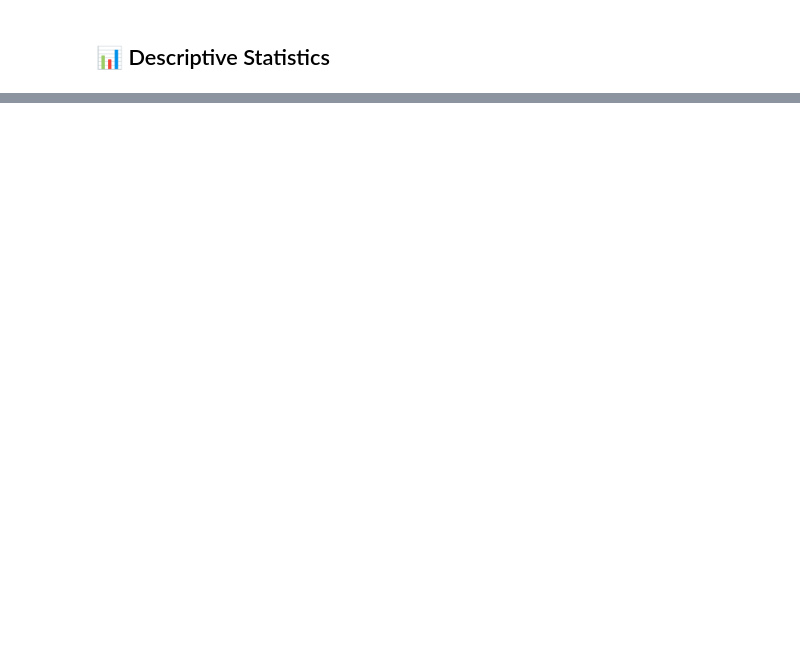
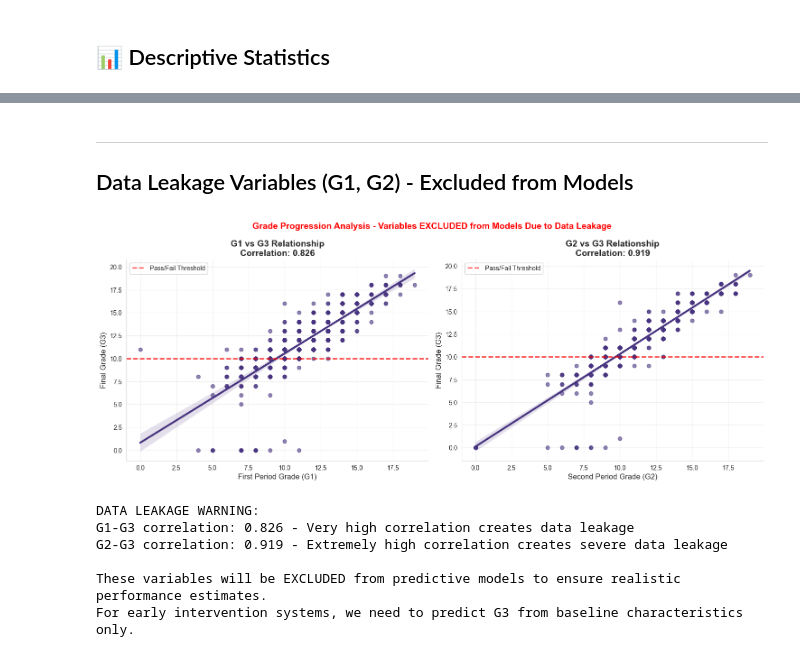
Before and after one commit to kar1myasser/Students-Performance-Analysis, a Jupyter notebook: notebooks/02_eda_visualization.ipynb, the cells around one changed output, grey strips where cells are left out. Cells and saved outputs as stored; diff of their text form; code cells hidden in the pictures; blank space fills up the shorter version.

```diff
--- a/notebooks/02_eda_visualization.ipynb
+++ b/notebooks/02_eda_visualization.ipynb
@@ -1191,0 +206,67 @@ G1 and G2 create serious data leakage for G3 prediction models. For practical ea
+# %% [markdown]
+---
+## Data Leakage Variables (G1, G2) - Excluded from Models
+# %%
+# Visualization 2 & 3: Grade progression analysis - G1 vs G3 and G2 vs G3
+fig, (ax1, ax2) = plt.subplots(1, 2, figsize=(15, 6))
+fig.suptitle(
+    "Grade Progression Analysis - Variables EXCLUDED from Models Due to Data Leakage",
+    fontsize=14,
+    fontweight="bold",
+    color="red",
+)
+
+# G1 vs G3
+sns.regplot(x="G1", y="G3", data=df, scatter_kws={"alpha": 0.6}, ax=ax1)
+ax1.axhline(
+    y=10,
+    color="red",
+    linestyle="--",
+    linewidth=2,
+    alpha=0.7,
+    label="Pass/Fail Threshold",
+)
+g1_corr = df["G1"].corr(df["G3"])
+ax1.set_title(f"G1 vs G3 Relationship\nCorrelation: {g1_corr:.3f}", fontweight="bold")
+ax1.set_xlabel("First Period Grade (G1)")
+ax1.set_ylabel("Final Grade (G3)")
+ax1.legend()
+
+# G2 vs G3
+sns.regplot(x="G2", y="G3", data=df, scatter_kws={"alpha": 0.6}, ax=ax2)
+ax2.axhline(
+    y=10,
+    color="red",
+    linestyle="--",
+    linewidth=2,
+    alpha=0.7,
+    label="Pass/Fail Threshold",
+)
+g2_corr = df["G2"].corr(df["G3"])
+ax2.set_title(f"G2 vs G3 Relationship\nCorrelation: {g2_corr:.3f}", fontweight="bold")
+ax2.set_xlabel("Second Period Grade (G2)")
+ax2.set_ylabel("Final Grade (G3)")
+ax2.legend()
+
+plt.tight_layout()
+plt.show()
+
+print("DATA LEAKAGE WARNING:")
+print(f"G1-G3 correlation: {g1_corr:.3f} - Very high correlation creates data leakage")
+print(
+    f"G2-G3 correlation: {g2_corr:.3f} - Extremely high correlation creates severe data leakage"
+)
+print(
+    "\nThese variables will be EXCLUDED from predictive models to ensure realistic performance estimates."
+)
+print(
+    "For early intervention systems, we need to predict G3 from baseline characteristics only."
+)
+# %% [output]
+[figure, added]
+DATA LEAKAGE WARNING:
+G1-G3 correlation: 0.826 - Very high correlation creates data leakage
+G2-G3 correlation: 0.919 - Extremely high correlation creates severe data leakage
+
+These variables will be EXCLUDED from predictive models to ensure realistic performance estimates.
+For early intervention systems, we need to predict G3 from baseline characteristics only.
```
Also changed, not shown: parts of 60 cells of this notebook, 3 other files.
